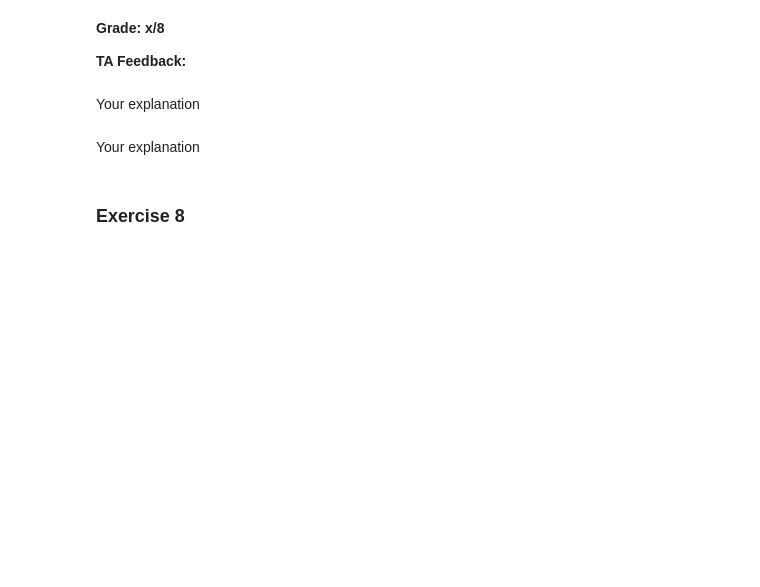
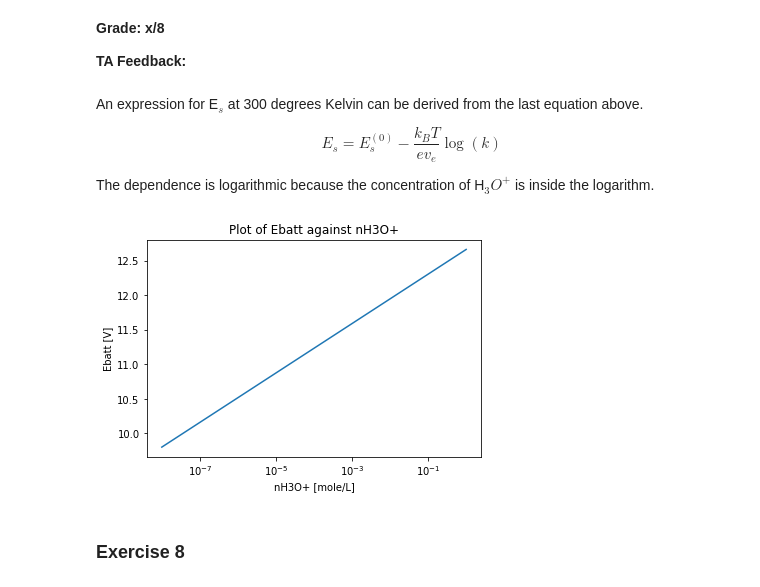
Before and after one commit to tmtenbrink/statfys, a Jupyter notebook: sf2.ipynb, the cells around one changed output. Cells and saved outputs as stored; diff of their text form; code cells hidden in the pictures; blank space fills up the shorter version.

```diff
--- a/sf2.ipynb
+++ b/sf2.ipynb
@@ -257,5 +284,3 @@ Your explanation
 **Grade: x/8**
 
 **TA Feedback:**
-# %% [markdown]
-Your explanation
@@ -264,5 +287,33 @@ Your explanation
-# %% [markdown]
-Your explanation
+# %% [markdown]
+An expression for E$_{s}$ at 300 degrees Kelvin can be derived from the last equation above.
+
+$$E_{s} = E_{s}^{(0)} - \frac{k_{B}T}{ev_{e}}\log(k)$$
+
+The dependence is logarithmic because the concentration of H$_{3}O^{+}$ is inside the logarithm.
+# %%
+import matplotlib.pyplot as plt
+import numpy as np
+
+E0 = 2.11
+kb = 1.3806*10**(-23)
+T = 300
+e = 1.602*10**(-19)
+
+def EB(nH):
+    k = 1/(nH**2)
+    Es = E0 -((kb*T)/(2*e))*np.log(k)
+    Eb = 6*Es
+    return Eb
+
+nH3 = np.logspace(-8,0)
+
+plt.title('Plot of Ebatt against nH3O+')
+plt.xlabel('nH3O+ [mole/L]')
+plt.ylabel('Ebatt [V]')
+plt.semilogx(nH3, EB(nH3))
+plt.show()
+# %% [output]
+[figure, added]
 # %% [markdown]
 ### Exercise 8
 # %% [markdown]
```
Also changed, not shown: parts of 30 cells of this notebook, 3 other files.
